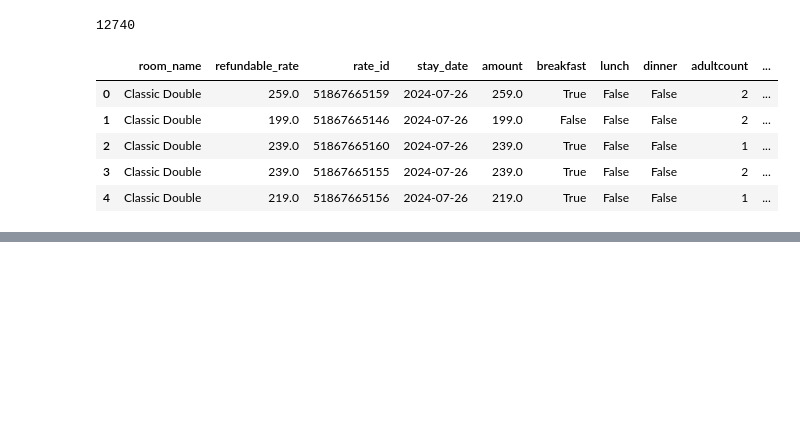
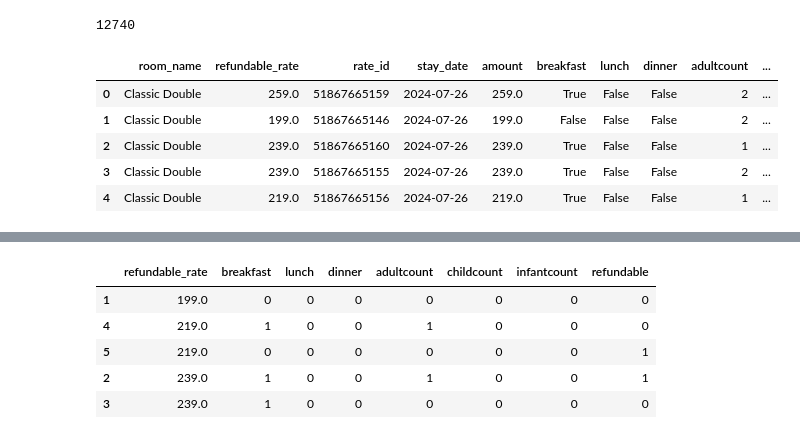
Before and after one commit to Fractal14/hotelcloud, a Jupyter notebook: residuals_analysis.ipynb, the cells around one changed output, grey strips where cells are left out. Drawn from its saved outputs; the diff is of its cells as text; code cells hidden in the pictures; blank space fills up the shorter version.

```diff
--- a/residuals_analysis.ipynb
+++ b/residuals_analysis.ipynb
@@ -3,7 +7,7 @@ import pandas as pd
 # %%
-classic_double_mhp = pd.read_csv('classic_double_mhp.csv')
-print(len(classic_double_mhp))
-classic_double_mhp.head()
+single_report_date = pd.read_csv('mhp_single_report_date.csv')
+print(len(single_report_date))
+single_report_date.head()
 # %% [output]
 12740
 |  | room_name | refundable_rate | rate_id | stay_date | amount | breakfast | lunch | dinner | adultcount | ... |
@@ -50,0 +19,21 @@ classic_double_mhp.sort_values(by='refundable_rate')
+# %%
+# Define the filters
+room_filter = single_report_date['room_name'] == 'Classic Double'
+date_filter = single_report_date['stay_date'] == '2024-07-26'
+
+# Apply both filters and sort by refundable rate ascending
+classic_double_mhp_ssd = single_report_date[room_filter & date_filter].sort_values(by='refundable_rate', ascending=True)
+classic_double_mhp_ssd['breakfast'] = classic_double_mhp_ssd['breakfast'].astype(int)
+classic_double_mhp_ssd['lunch'] = classic_double_mhp_ssd['lunch'].astype(int)
+classic_double_mhp_ssd['dinner'] = classic_double_mhp_ssd['dinner'].astype(int)
+classic_double_mhp_ssd['refundable'] = classic_double_mhp_ssd['refundable'].astype(int)
+classic_double_mhp_ssd['adultcount'] = classic_double_mhp_ssd['adultcount'].map({1: 1, 2: 0})
+classic_double_mhp_ssd = classic_double_mhp_ssd[['refundable_rate', 'breakfast', 'lunch', 'dinner', 'adultcount', 'childcount', 'infantcount', 'refundable']]
+display(classic_double_mhp_ssd.head())
+# %% [output]
+|  | refundable_rate | breakfast | lunch | dinner | adultcount | childcount | infantcount | refundable |
+| 1 | 199.0 | 0 | 0 | 0 | 0 | 0 | 0 | 0 |
+| 4 | 219.0 | 1 | 0 | 0 | 1 | 0 | 0 | 0 |
+| 5 | 219.0 | 0 | 0 | 0 | 0 | 0 | 0 | 1 |
+| 2 | 239.0 | 1 | 0 | 0 | 1 | 0 | 0 | 1 |
+| 3 | 239.0 | 1 | 0 | 0 | 0 | 0 | 0 | 0 |
```
Also changed, not shown: parts of 7 cells of this notebook, 8 other files.
